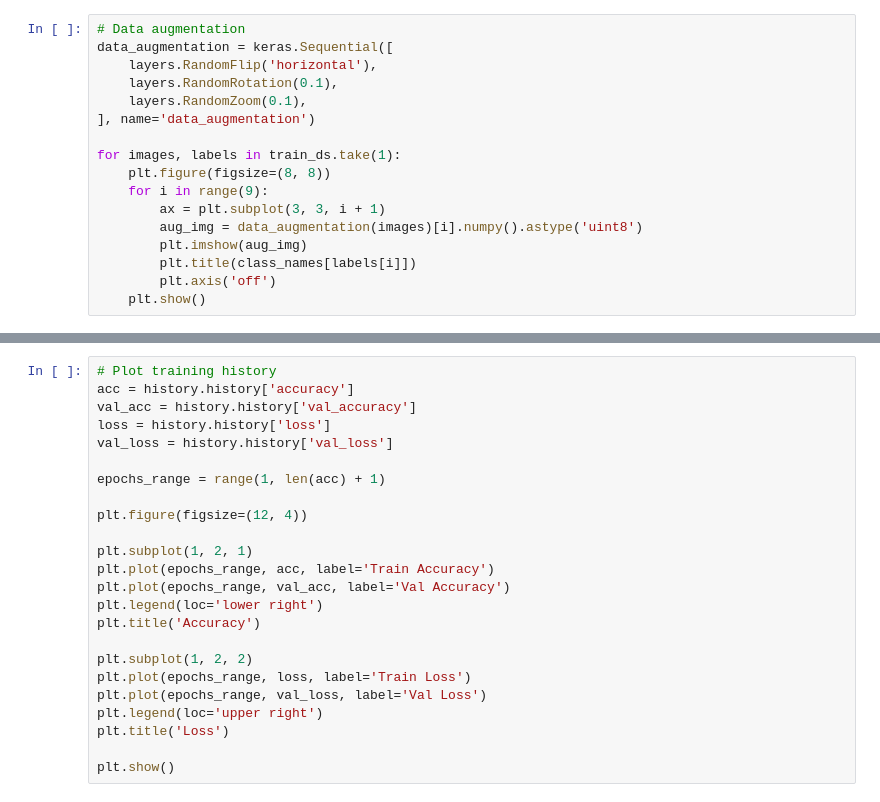
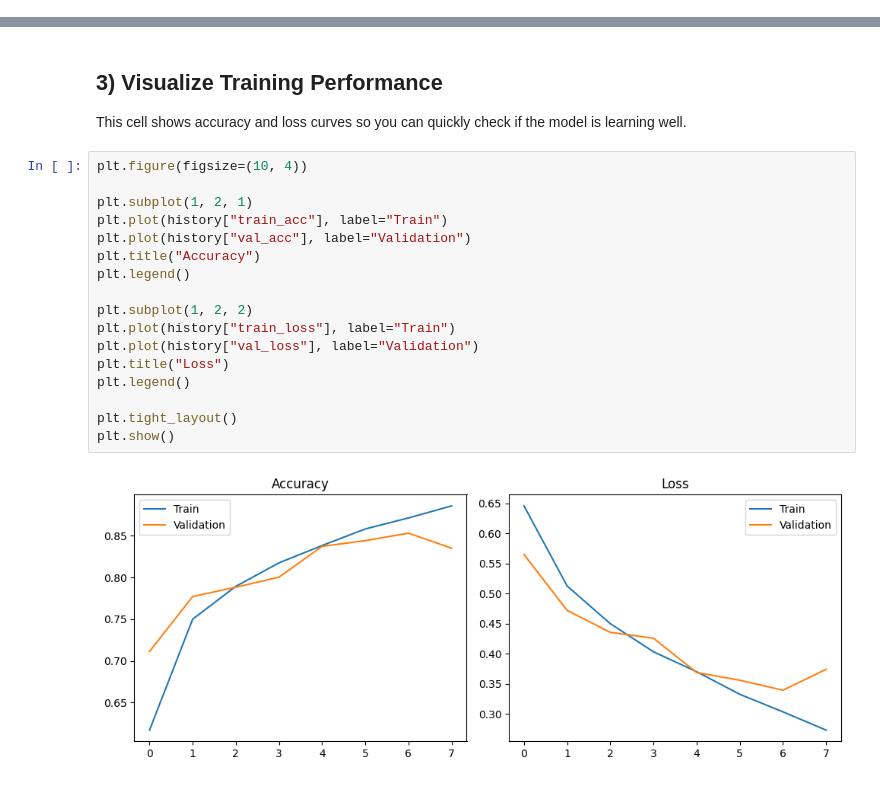
Before and after one commit to PRATEEK638/deep-learning-lab-, a Jupyter notebook: lab9.ipynb, the cells around one changed output, grey strips where cells are left out. Drawn from its saved outputs; the diff is of its cells as text.

```diff
--- a/lab9.ipynb
+++ b/lab9.ipynb
@@ -52,17 +0,0 @@ val_ds = val_ds.prefetch(buffer_size=AUTOTUNE)
-# %%
-# Data augmentation
-data_augmentation = keras.Sequential([
-    layers.RandomFlip('horizontal'),
-    layers.RandomRotation(0.1),
-    layers.RandomZoom(0.1),
-], name='data_augmentation')
-
-for images, labels in train_ds.take(1):
-    plt.figure(figsize=(8, 8))
-    for i in range(9):
-        ax = plt.subplot(3, 3, i + 1)
-        aug_img = data_augmentation(images)[i].numpy().astype('uint8')
-        plt.imshow(aug_img)
-        plt.title(class_names[labels[i]])
-        plt.axis('off')
-    plt.show()
@@ -124,24 +307,23 @@ print(f'Validation Accuracy: {eval_acc:.4f}')
+# %% [markdown]
+## 3) Visualize Training Performance
+
+This cell shows accuracy and loss curves so you can quickly check if the model is learning well.
 # %%
-# Plot training history
-acc = history.history['accuracy']
-val_acc = history.history['val_accuracy']
-loss = history.history['loss']
-val_loss = history.history['val_loss']
-
-epochs_range = range(1, len(acc) + 1)
-
-plt.figure(figsize=(12, 4))
+plt.figure(figsize=(10, 4))
 
 plt.subplot(1, 2, 1)
-plt.plot(epochs_range, acc, label='Train Accuracy')
-plt.plot(epochs_range, val_acc, label='Val Accuracy')
-plt.legend(loc='lower right')
-plt.title('Accuracy')
+plt.plot(history["train_acc"], label="Train")
+plt.plot(history["val_acc"], label="Validation")
+plt.title("Accuracy")
+plt.legend()
 
 plt.subplot(1, 2, 2)
-plt.plot(epochs_range, loss, label='Train Loss')
-plt.plot(epochs_range, val_loss, label='Val Loss')
-plt.legend(loc='upper right')
-plt.title('Loss')
+plt.plot(history["train_loss"], label="Train")
+plt.plot(history["val_loss"], label="Validation")
+plt.title("Loss")
+plt.legend()
 
+plt.tight_layout()
 plt.show()
+# %% [output]
+[figure, added]
```
Also changed, not shown: parts of 20 cells of this notebook.
